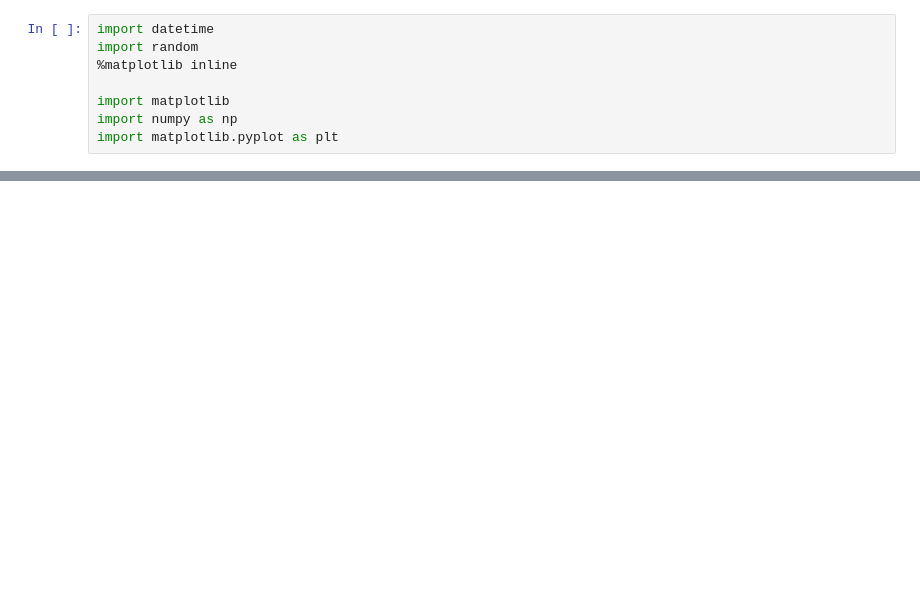
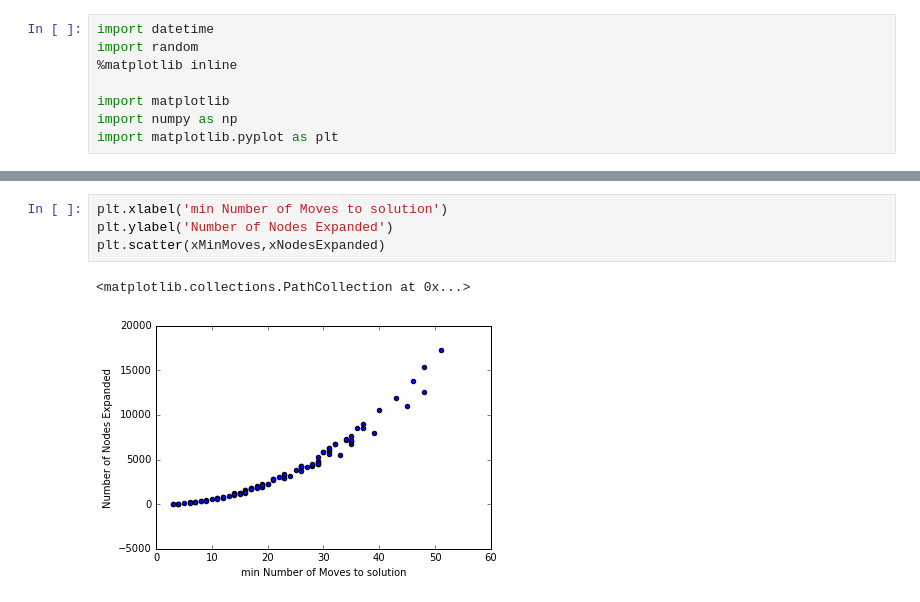
Before and after one commit to danielsamfdo/CS683, a Jupyter notebook: HW1/HW1 - Horse.ipynb, the cells around one changed output, grey strips where cells are left out. Cells and saved outputs as stored; diff of their text form; blank space fills up the shorter version.

```diff
--- a/HW1/HW1 - Horse.ipynb
+++ b/HW1/HW1 - Horse.ipynb
@@ -195,0 +221,7 @@ plt.scatter(xNodesExpanded,y)
+# %%
+plt.xlabel('min Number of Moves to solution')
+plt.ylabel('Number of Nodes Expanded')
+plt.scatter(xMinMoves,xNodesExpanded)
+# %% [output]
+<matplotlib.collections.PathCollection at 0x...>
+[figure, added]
```
Also changed, not shown: parts of 8 cells of this notebook.
